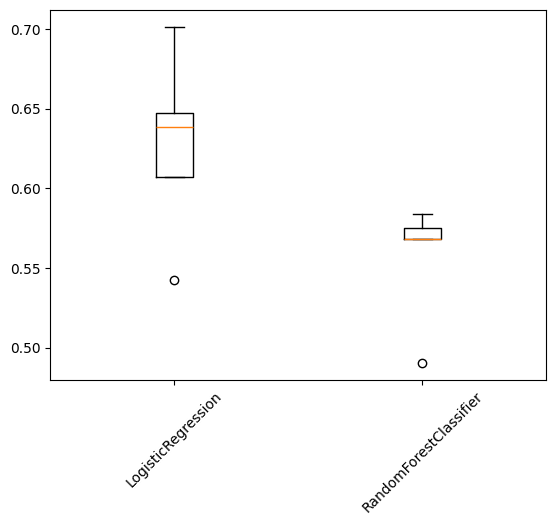
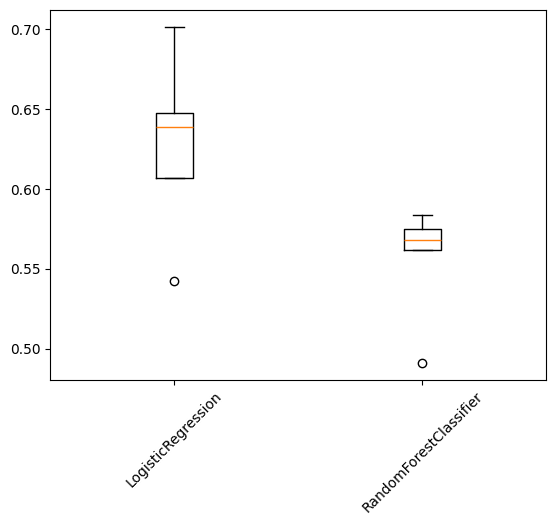
Unified diff of the notebook cell whose output changed from the first chart to the second:
--- before
+++ after
@@ -34,5 +34,5 @@
     results.append(cv_results)
 
-plt.boxplot(results, labels=models.keys())
+plt.boxplot(results, tick_labels=models.keys())
 plt.xticks(rotation=45)
 plt.show()

Commit: Fixed warnings by replacing labels with tick_labels in StratifiedKfold